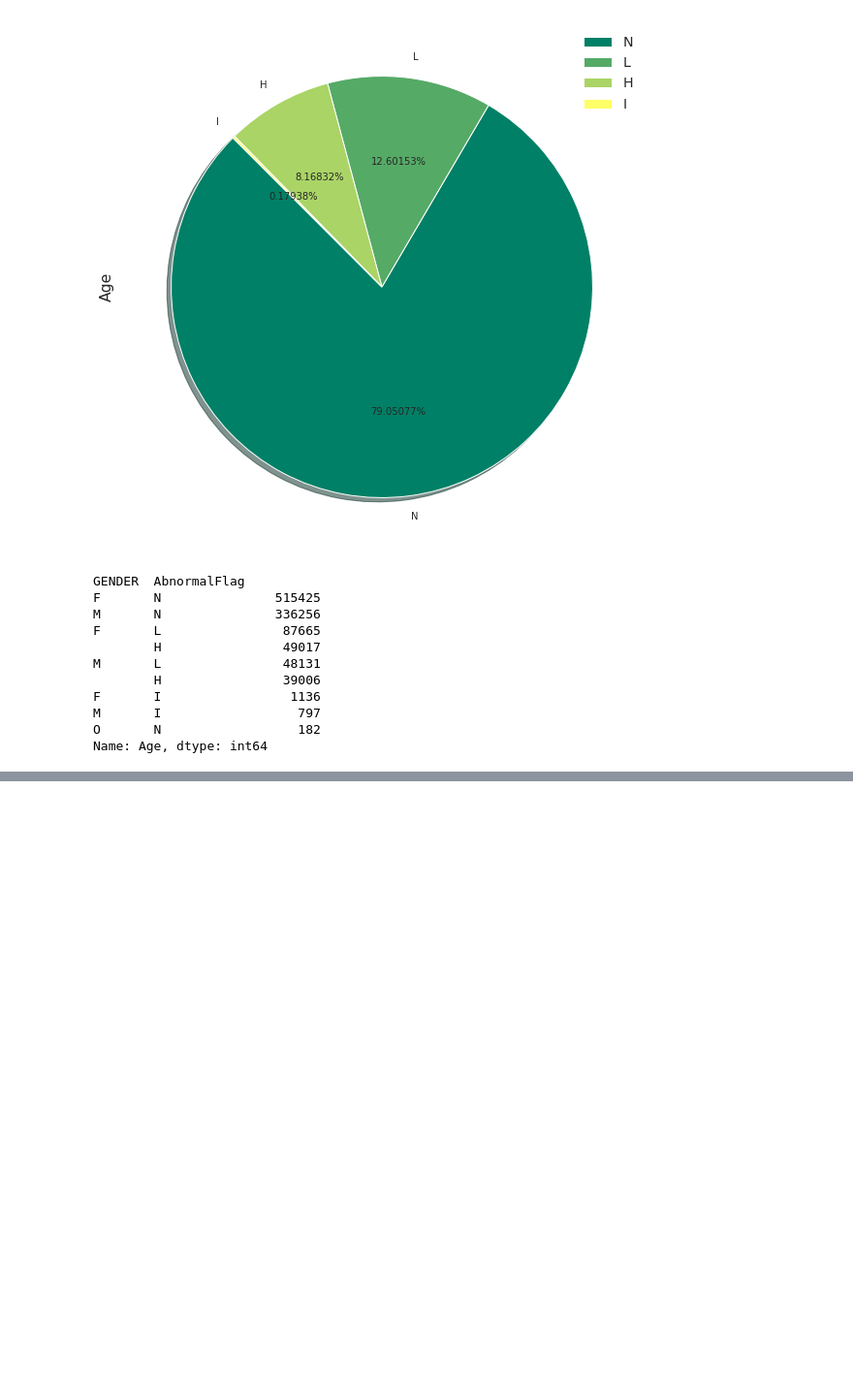
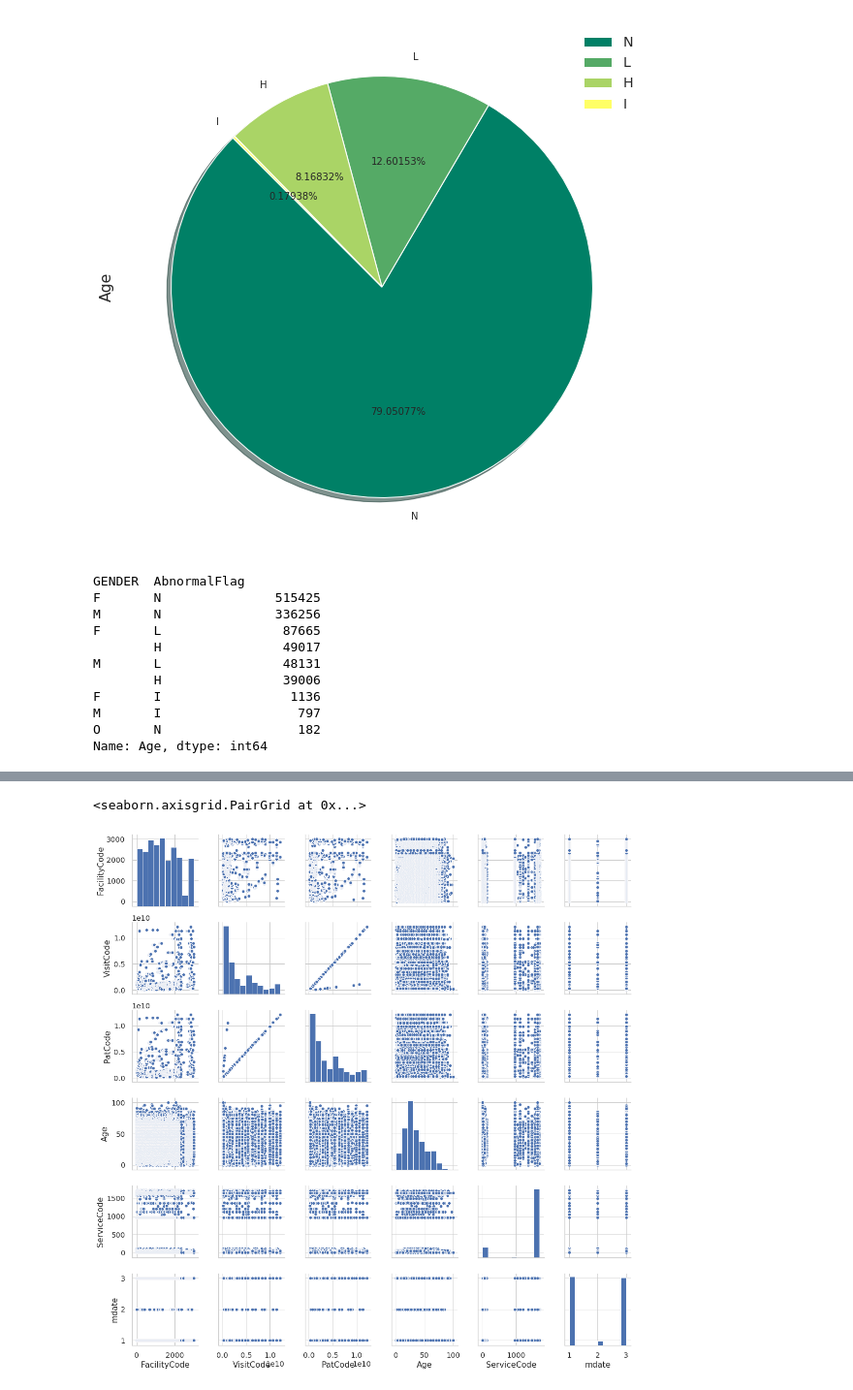
Before and after one commit to jaymalak/HIMS, a Jupyter notebook: HIMS_pilot1to3oct2019.ipynb, the cells around one changed output, grey strips where cells are left out. Shown at 97% size. Cells and saved outputs as stored; diff of their text form; code cells hidden in the pictures; blank space fills up the shorter version.

```diff
--- a/HIMS_pilot1to3oct2019.ipynb
+++ b/HIMS_pilot1to3oct2019.ipynb
@@ -343,0 +438,5 @@ Name: Age, dtype: int64
+# %%
+sns.pairplot(all_data)
+# %% [output]
+<seaborn.axisgrid.PairGrid at 0x...>
+[figure, added]
```
Also changed, not shown: parts of 14 cells of this notebook.
